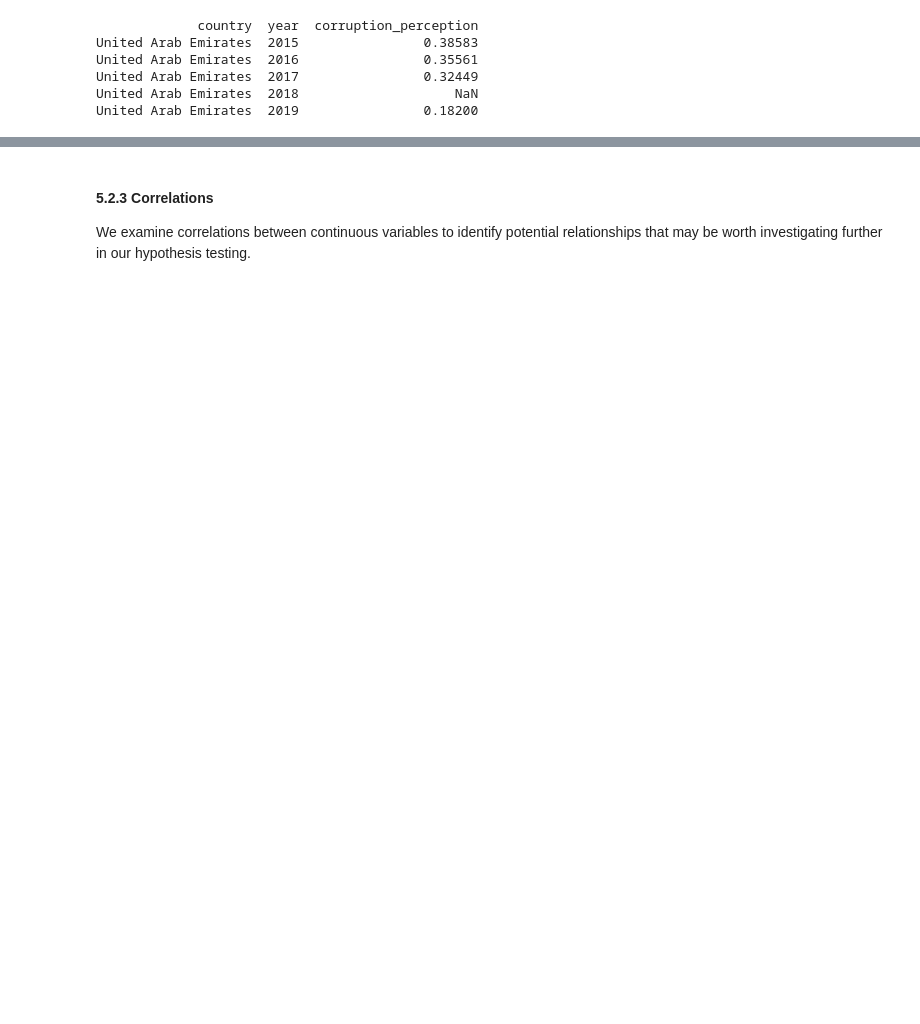
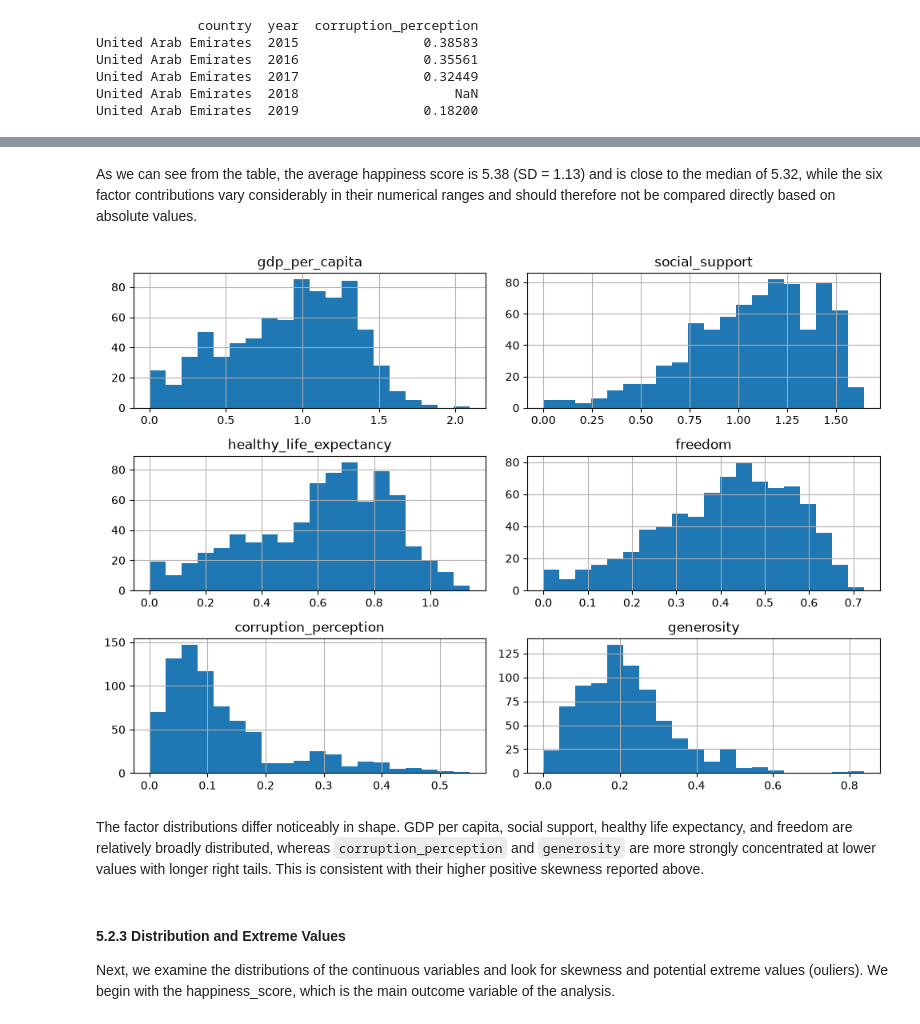
Before and after one commit to GiacomoAle8/ResearchMethodsProject, a Jupyter notebook: project.ipynb, the cells around one changed output, grey strips where cells are left out. Saved outputs shown, nothing was run; the diff lists cells and outputs as text; code cells hidden in the pictures; blank space fills up the shorter version.

```diff
--- a/project.ipynb
+++ b/project.ipynb
@@ -409,4 +603,17 @@ The descriptive statistics above show the mean, median (50th percentile), and st
+# %% [markdown]
+As we can see from the table, the average happiness score is 5.38 (SD = 1.13) and is close to the median of 5.32, while the six factor contributions vary considerably in their numerical ranges and should therefore not be compared directly based on absolute values.
+# %%
+# distributions of the six factor contributions
+factor_variables = ["gdp_per_capita","social_support","healthy_life_expectancy","freedom","corruption_perception","generosity"]
+
+df[factor_variables].hist(figsize=(10, 7), bins=20)
+plt.tight_layout()
+plt.show()
+# %% [output]
+[figure, added]
+# %% [markdown]
+The factor distributions differ noticeably in shape. GDP per capita, social support, healthy life expectancy, and freedom are relatively broadly distributed, whereas `corruption_perception` and `generosity` are more strongly concentrated at lower values with longer right tails. This is consistent with their higher positive skewness reported above.
 # %% [markdown]
-#### 5.2.3 Correlations
+#### 5.2.3 Distribution and Extreme Values
 
-We examine correlations between continuous variables to identify potential relationships that may be worth investigating further in our hypothesis testing.
+Next, we examine the distributions of the continuous variables and look for skewness and potential extreme values (ouliers). We begin with the happiness_score, which is the main outcome variable of the analysis.
```
Also changed, not shown: parts of 90 cells of this notebook.
